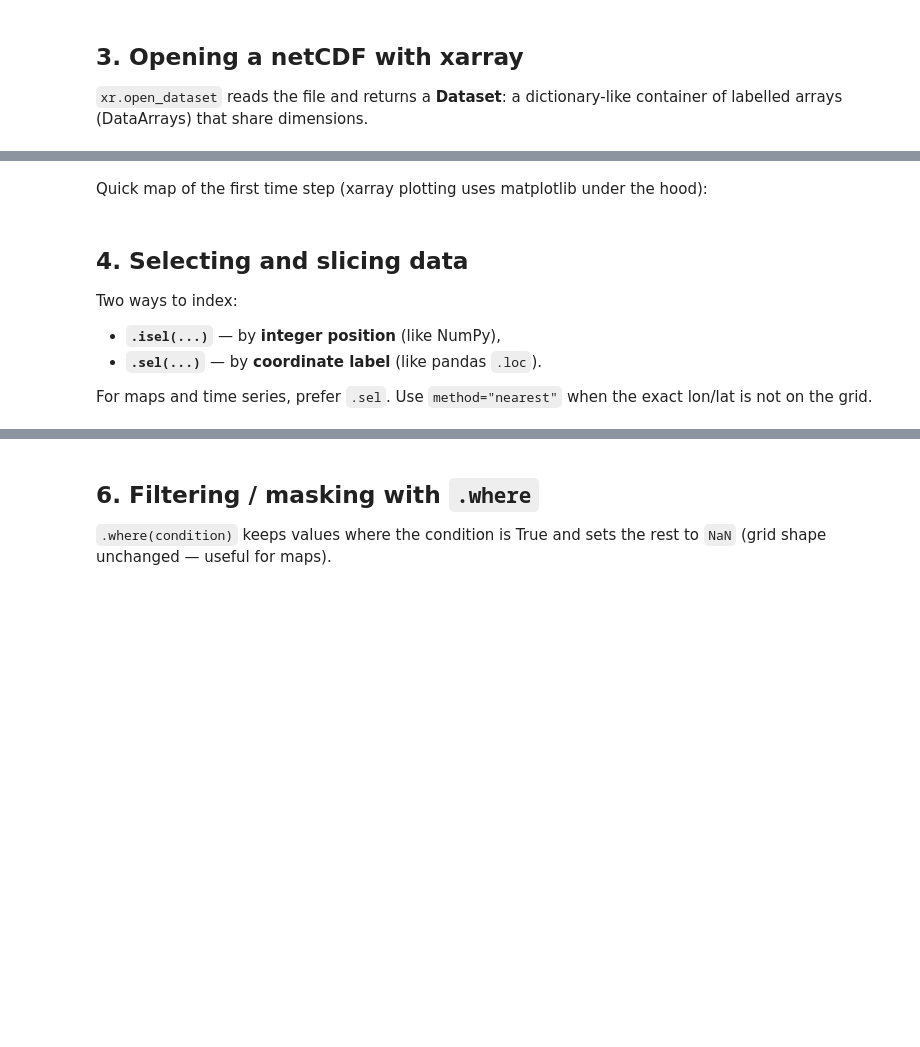
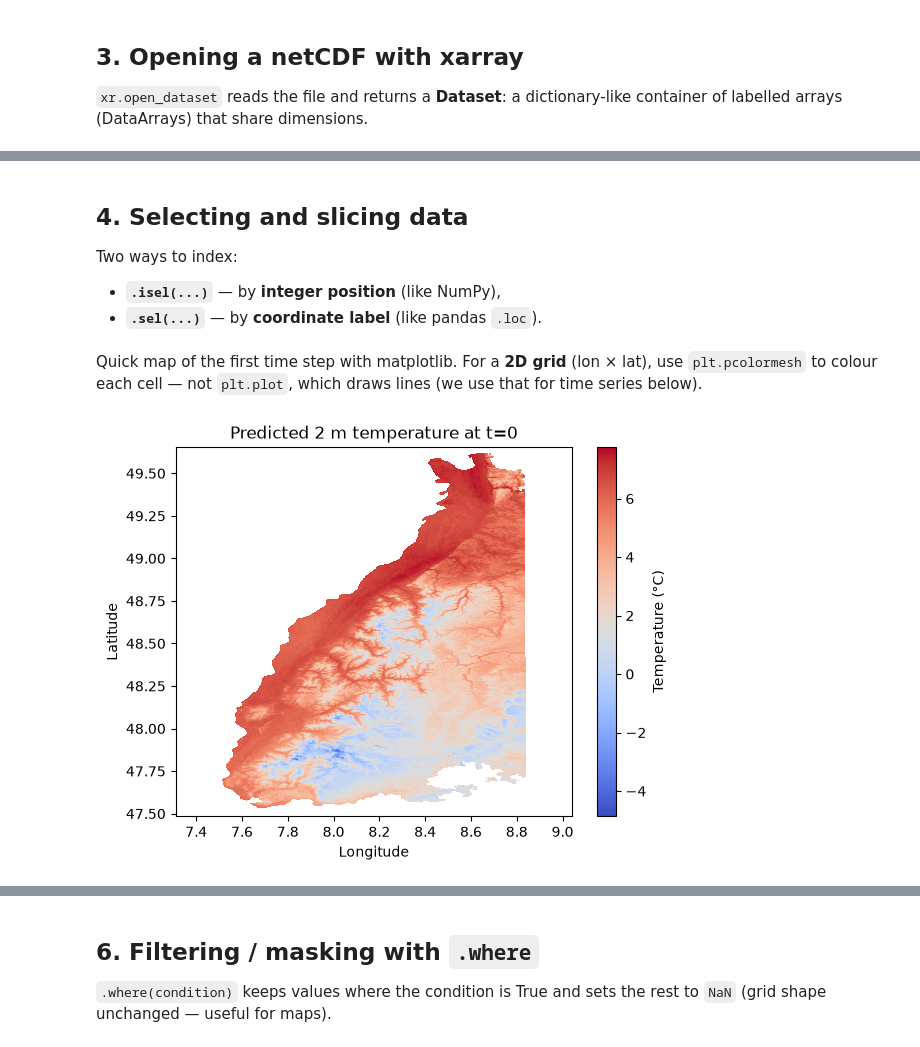
Before and after one commit to future-forests/coding-course, a Jupyter notebook: solution/05-geospatial-data.ipynb, the cells around one changed output, grey strips where cells are left out. Saved outputs shown, nothing was run; the diff lists cells and outputs as text; code cells hidden in the pictures; blank space fills up the shorter version.

```diff
--- a/solution/05-geospatial-data.ipynb
+++ b/solution/05-geospatial-data.ipynb
@@ -87,2 +99,0 @@ print("Note: lat decreases with index (north → south), so use lat=slice(high,
-# %% [markdown]
-Quick map of the first time step (xarray plotting uses matplotlib under the hood):
@@ -97,8 +104,6 @@ Two ways to index:
 
 - **`.isel(...)`** — by **integer position** (like NumPy),
 - **`.sel(...)`** — by **coordinate label** (like pandas `.loc`).
-
-For maps and time series, prefer `.sel`. Use `method="nearest"` when the exact lon/lat is not on the grid.
 # %%
 # Position-based: first time step
 FirstMap = Temp.isel(time=0)
@@ -106 +110,12 @@ FirstMap
+# %% [markdown]
+Quick map of the first time step with matplotlib. For a **2D grid** (lon × lat), use `plt.pcolormesh` to colour each cell — not `plt.plot`, which draws lines (we use that for time series below).
+# %%
+plt.pcolormesh(FirstMap.lon, FirstMap.lat, FirstMap, cmap="coolwarm", shading="auto")
+plt.colorbar(label="Temperature (°C)")
+plt.title("Predicted 2 m temperature at t=0")
+plt.xlabel("Longitude")
+plt.ylabel("Latitude")
+plt.show()
+# %% [output]
+[figure, added]
 # %%
```
Also changed, not shown: parts of 31 cells of this notebook, 6 other files.
